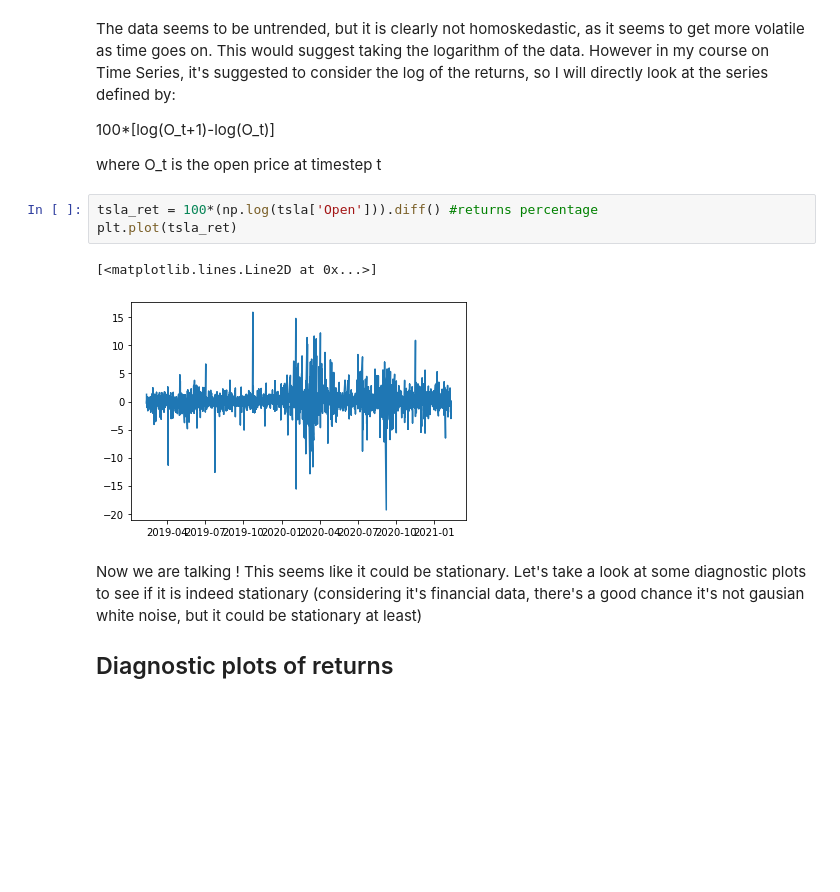
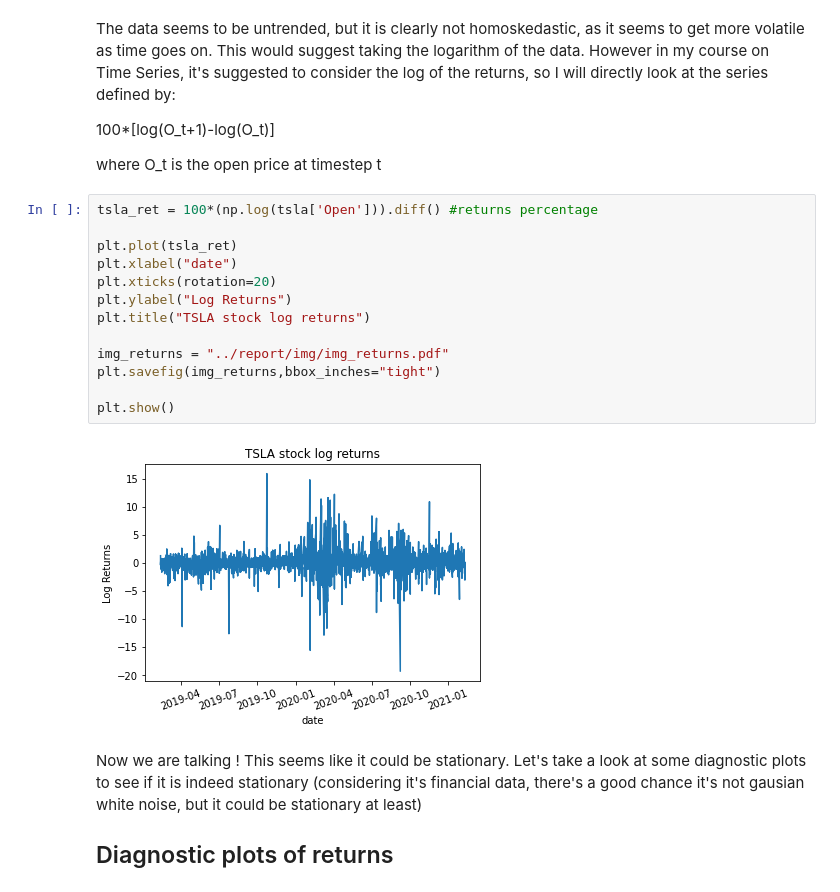
Before and after one commit to Sekarski/MasterThesis, a Jupyter notebook: exploration/TimeSeriesApproach.ipynb, the cells around one changed output. Cells and saved outputs as stored; diff of their text form; blank space fills up the shorter version.

```diff
--- a/exploration/TimeSeriesApproach.ipynb
+++ b/exploration/TimeSeriesApproach.ipynb
@@ -69,10 +82,19 @@ The data seems to be untrended, but it is clearly not homoskedastic, as it seems
 where O_t is the open price at timestep t
 # %%
 tsla_ret = 100*(np.log(tsla['Open'])).diff() #returns percentage
+
 plt.plot(tsla_ret)
+plt.xlabel("date")
+plt.xticks(rotation=20)
+plt.ylabel("Log Returns")
+plt.title("TSLA stock log returns")
+
+img_returns = "../report/img/img_returns.pdf"
+plt.savefig(img_returns,bbox_inches="tight")
+
+plt.show()
 # %% [output]
-[<matplotlib.lines.Line2D at 0x...>]
-[figure, old version]
+[figure, new version]
 # %% [markdown]
 Now we are talking ! This seems like it could be stationary. Let's take a look at some diagnostic plots to see if it is indeed stationary (considering it's financial data, there's a good chance it's not gausian white noise, but it could be stationary at least)
 
```
Also changed, not shown: parts of 10 cells of this notebook, 4 other files.
